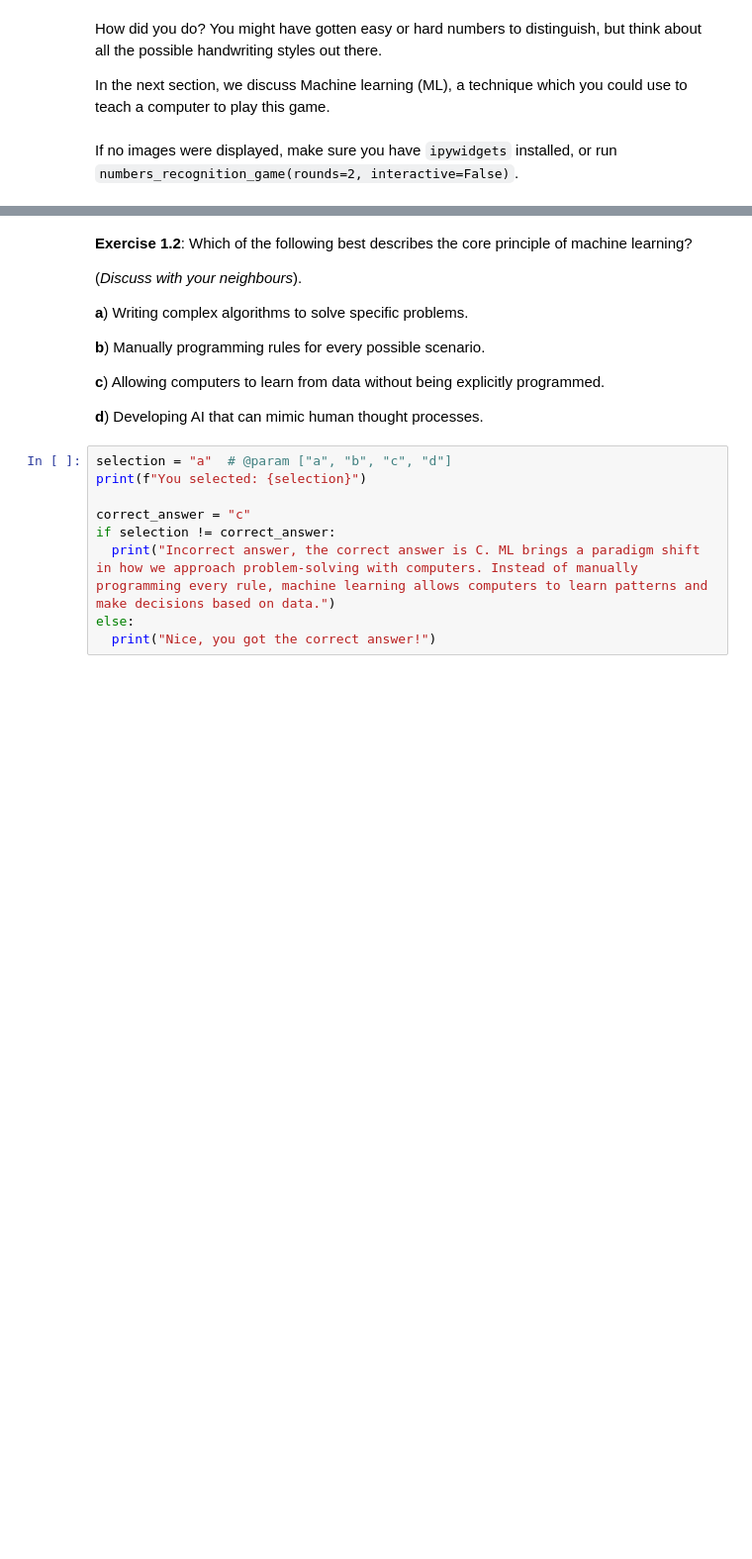
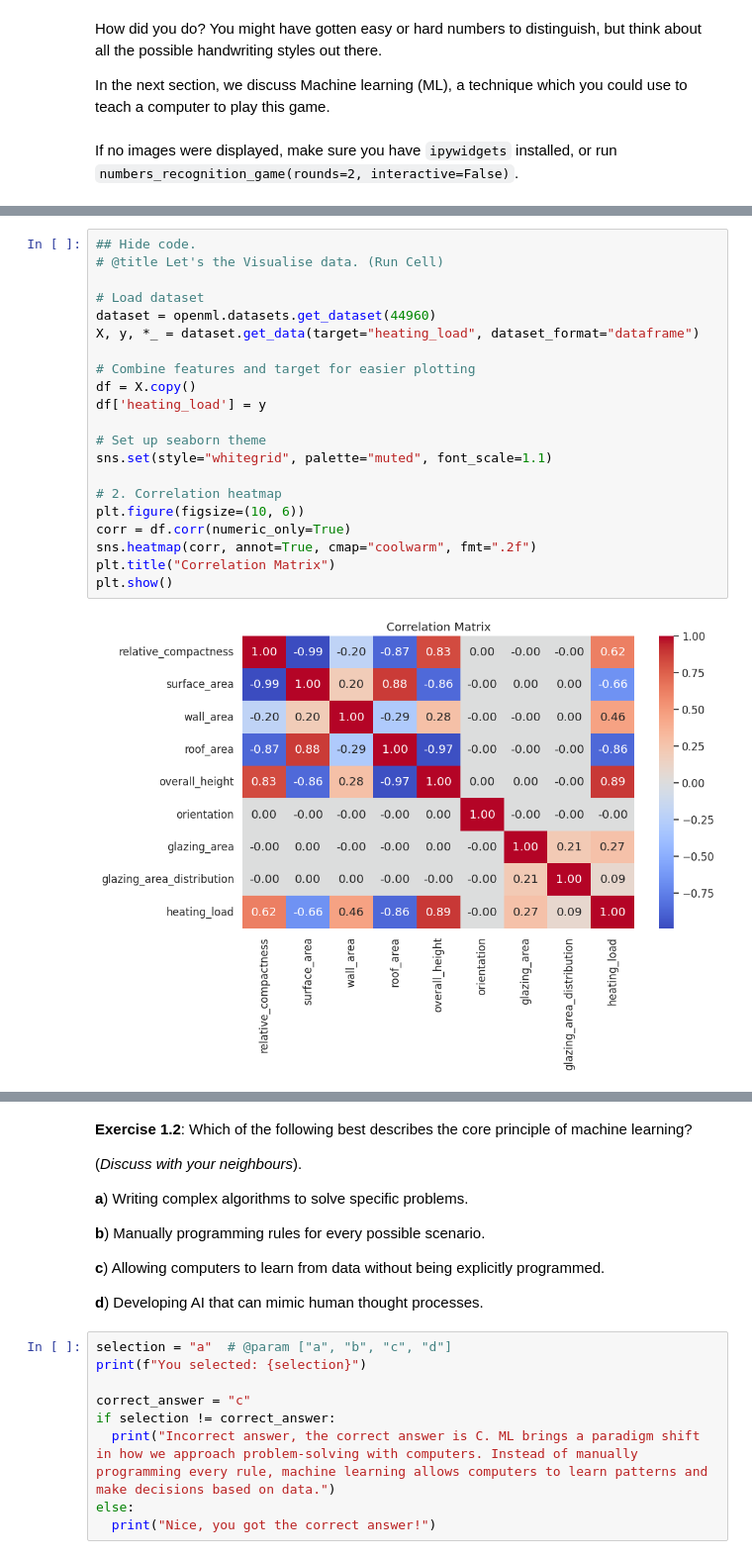
Before and after one commit to deep-learning-indaba/indaba-pracs-2025, a Jupyter notebook: Introduction_to_Deep_Learning.ipynb, the cells around one changed output, grey strips where cells are left out. Shown: that part at 99% size. Cells and saved outputs as stored; diff of their text form; blank space fills up the shorter version.

Commit message:
add dataset and motivation

```diff
--- a/Introduction_to_Deep_Learning.ipynb
+++ b/Introduction_to_Deep_Learning.ipynb
@@ -346,0 +279,23 @@ Another important data aspect is the quality of the dataset. If the data is nois
+# %%
+## Hide code.
+# @title Let's the Visualise data. (Run Cell)
+
+# Load dataset
+dataset = openml.datasets.get_dataset(44960)
+X, y, *_ = dataset.get_data(target="heating_load", dataset_format="dataframe")
+
+# Combine features and target for easier plotting
+df = X.copy()
+df['heating_load'] = y
+
+# Set up seaborn theme
+sns.set(style="whitegrid", palette="muted", font_scale=1.1)
+
+# 2. Correlation heatmap
+plt.figure(figsize=(10, 6))
+corr = df.corr(numeric_only=True)
+sns.heatmap(corr, annot=True, cmap="coolwarm", fmt=".2f")
+plt.title("Correlation Matrix")
+plt.show()
+# %% [output]
+[figure, added]
```
Also changed, not shown: parts of 16 cells of this notebook.
